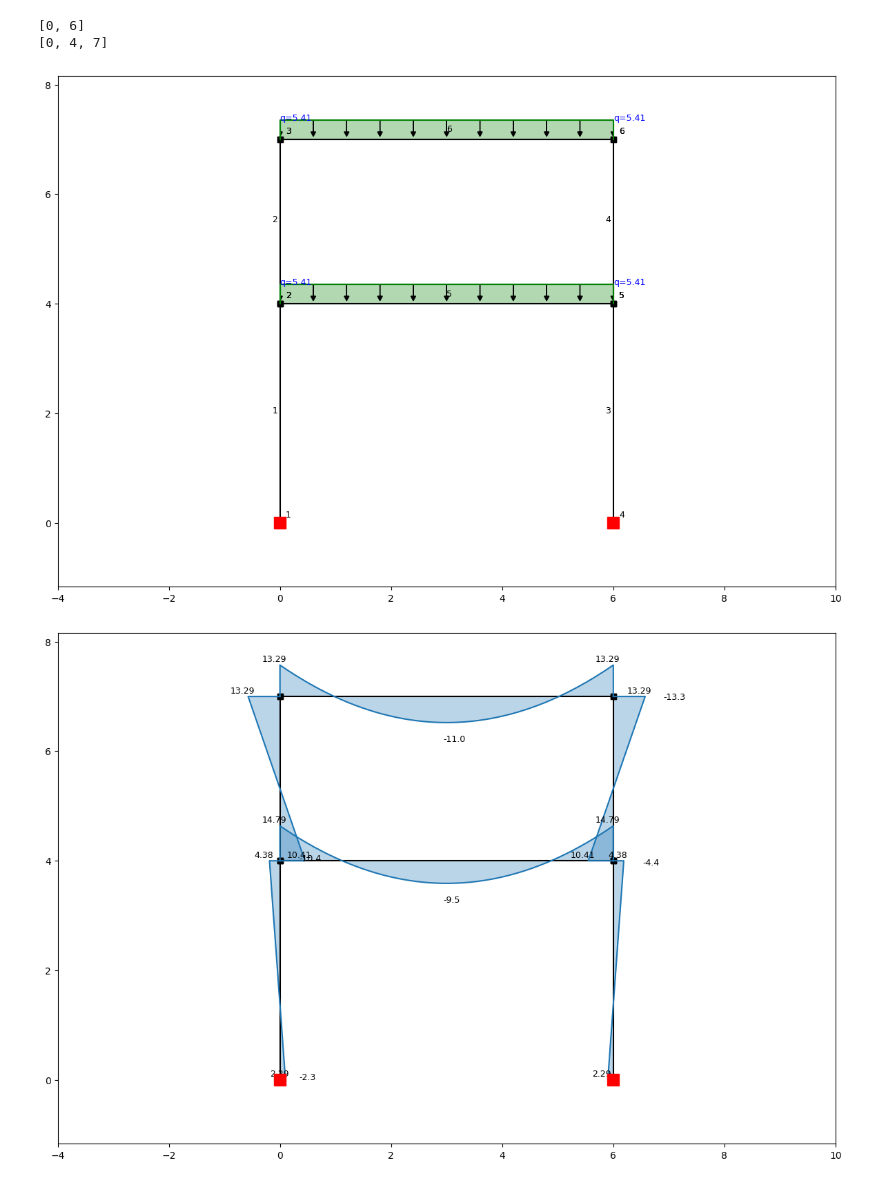
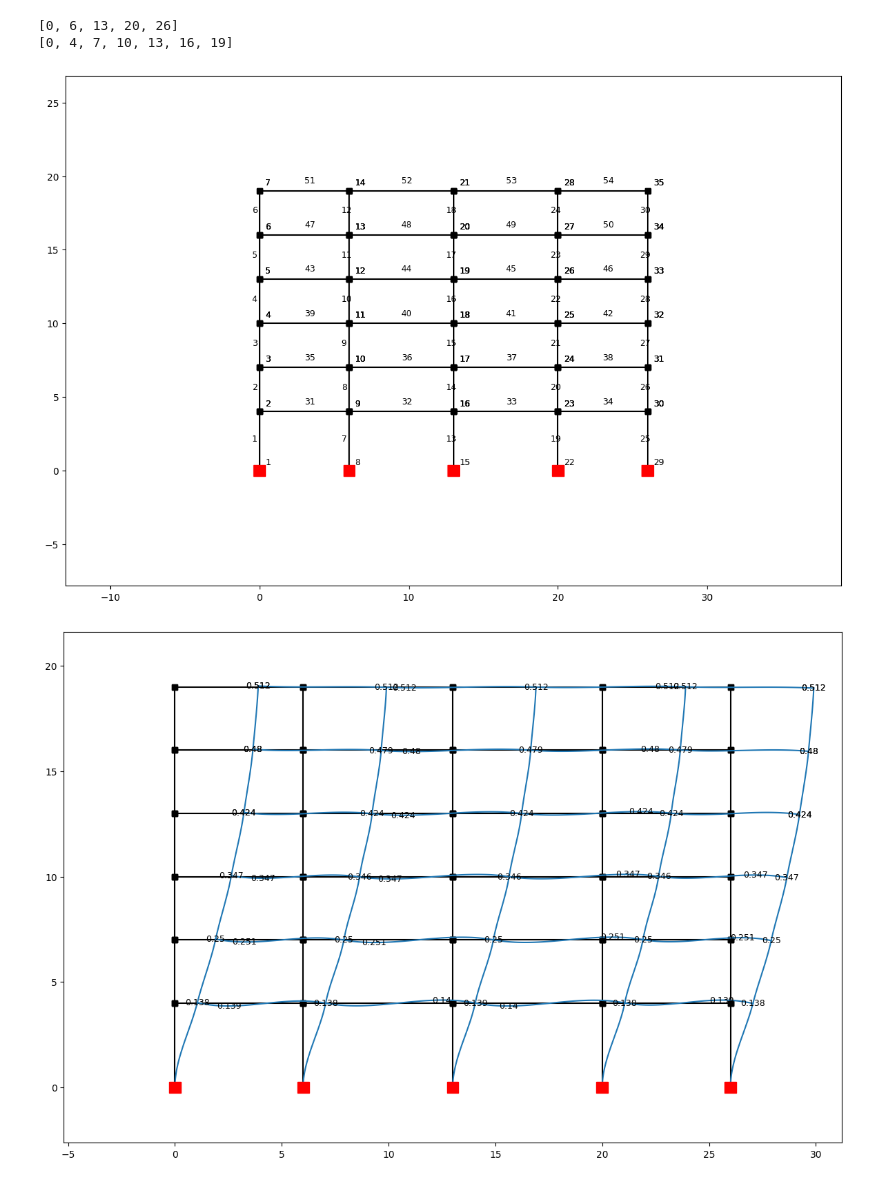
Before and after one commit to LudwigCano1/FrameDesign, a Jupyter notebook: frame_design.ipynb, the cells around one changed output. Saved outputs shown, nothing was run; the diff lists cells and outputs as text; code cells hidden in the pictures.

```diff
--- a/frame_design.ipynb
+++ b/frame_design.ipynb
@@ -6,6 +8,6 @@ import anastruct as ast
 # %%
-L_x = [6] # m
-h_z = [4,3] # m
+L_x = [6,7,7,6] # m
+h_z = [4,3,3,3,3,3] # m
 at = 6 # m
 # %%
 fc = 280 # kg/cm²
@@ -29,8 +31,8 @@ for z in h_z: ejes_z.append(ejes_z[-1]+z)
 print(ejes_x)
 print(ejes_z)
 # %% [output]
-[0, 6]
-[0, 4, 7]
+[0, 6, 13, 20, 26]
+[0, 4, 7, 10, 13, 16, 19]
 # %%
 ss = ast.SystemElements()
 
@@ -46,62 +48,40 @@ for i in range(len(h_z)):
 
 # Asignación de apoyos empotrados
 
 for i in range(len(ejes_x)):
     ss.add_support_fixed(node_id=len(ejes_z)*i+1)
 
 # Asignación de cargas
 
 # Load Case Dead
 w1 = 2.4 * 0.2 * at # Peso propio de la losa, ton/m
 w2 = 2.4 * A_v # Peso propio de la viga, ton/m
 w3 = at * (0.100 + 0.250) # acabados + tabiquería, ton/m
 lc_D = ast.LoadCase("Dead")
 for viga in range(len(ejes_x)*len(h_z)+1,len(ejes_x)*len(h_z)+len(h_z)*len(L_x)+1):
-    lc_D.q_load(q = -round(w1+w2+w3,2), element_id=viga)#, direction="y")
+    lc_D.q_load(q = -round(w1+w2+w3,2), element_id=viga, direction="y")
+for col in range(1,len(ejes_x)*len(h_z)+1):
+    lc_D.q_load(q = -A_c*2.4, element_id=col, direction="y")
 
 # Load Case Live
 l1 = 0.250 * at # Peso propio de la losa, ton/m
 lc_L = ast.LoadCase("Live")
 for viga in range(len(ejes_x)*len(h_z)+1,len(ejes_x)*len(h_z)+len(h_z)*len(L_x)+1):
     lc_L.q_load(q = -round(l1,2), element_id=viga)#, direction="y")
 
 
+
 # Load Case EarthQuake
 lc_E = ast.LoadCase("EarthQuake")
-E = [100, 130, 150,180]
+E = [100, 130, 150,180,200,230]
 for i in range(len(h_z)):
     for j in range(len(ejes_x)):
         lc_E.point_load(Fx=round(E[i]/len(ejes_x),1), node_id=2+j*len(ejes_z)+i)
 
-Comb1 = ast.LoadCombination("Combo 1")
-Comb1.add_load_case(lc_D, 1.4)
-Comb1.add_load_case(lc_L, 1.7)
-
-Comb2 = ast.LoadCombination("Combo 2")
-Comb2.add_load_case(lc_D, 1.25)
-Comb2.add_load_case(lc_L, 1.25)
-Comb2.add_load_case(lc_E, 1)
-
-Comb3 = ast.LoadCombination("Combo 3")
-Comb3.add_load_case(lc_D, 1.25)
-Comb3.add_load_case(lc_L, 1.25)
-Comb3.add_load_case(lc_E, -1)
-
-Comb4 = ast.LoadCombination("Combo 4")
-Comb4.add_load_case(lc_D, 0.90)
-Comb4.add_load_case(lc_E, 1)
-
-Comb5 = ast.LoadCombination("Combo 5")
-Comb5.add_load_case(lc_D, 0.90)
-Comb5.add_load_case(lc_E, -1)
-
-ss.apply_load_case(lc_D)
+ss.show_structure()
+ss.apply_load_case(lc_E)
 ss.solve()
-ss.show_structure()
-ss.show_bending_moment()
-ss.show_shear_force()
-
-ss.get_element_results(element_id=1, verbose=True)
+ss.show_displacement(scale=0.7)
 # %% [output]
-[figure, old version]
+[figure, new version]
-[figure, old version]
+[figure, new version]
```
Also changed, not shown: parts of 6 cells of this notebook.
